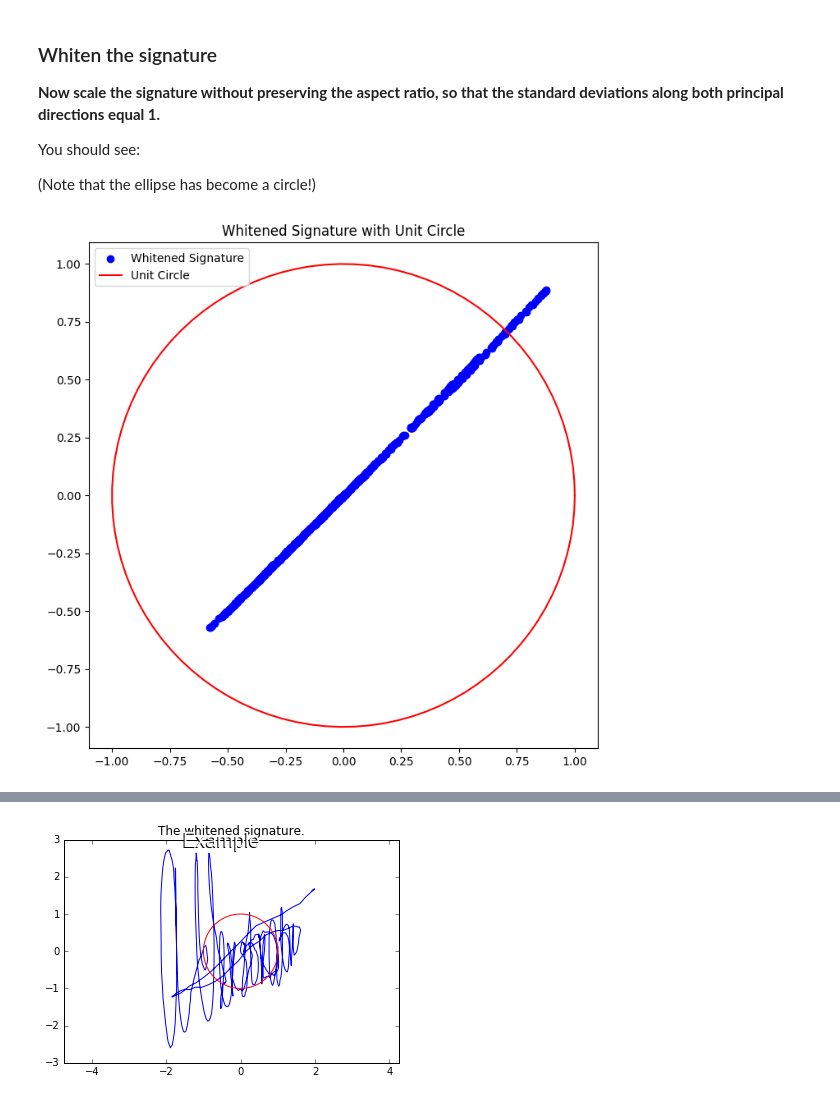
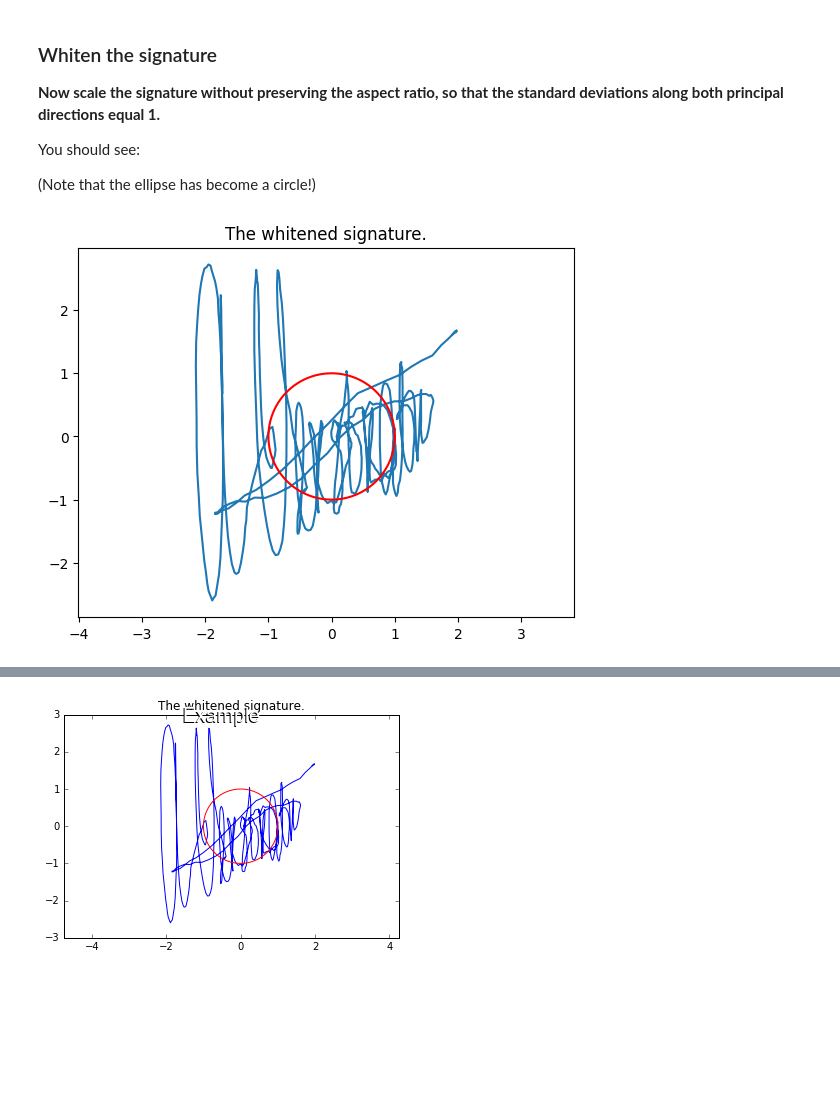
Before and after one commit to Samshabz/ML4, a Jupyter notebook: assign1/src/assign1.ipynb, the cells around one changed output, grey strips where cells are left out. Saved outputs shown, nothing was run; the diff lists cells and outputs as text; code cells hidden in the pictures; blank space fills up the shorter version.

```diff
--- a/assign1/src/assign1.ipynb
+++ b/assign1/src/assign1.ipynb
@@ -393,41 +449,19 @@ display(Image(filename='../resources/images/sign_rot_scale.png'))
 You should see:
 
 (Note that the ellipse has become a circle!)
-# %%
-
-
-
-# Assuming 'vh', 's', and 'u' are from your previous SVD, and 'sign' is your signature data
-# Also, 'N' should be the number of data points in your signature
-
-# Center the data by subtracting the mean
-mean_sign = np.mean(sign, axis=1)
-centered_sign = sign - mean_sign[:, np.newaxis]
-
-# Whitening transformation
-# The singular values are on the diagonal of s, and they need to be inverted and square-rooted
-# to scale the principal components to unit variance
-whitened_D = np.dot(vh.T, np.dot(np.diag(1.0 / np.sqrt(s)), u.T.dot(centered_sign)))
-
-whitened_D = whitened_D * np.sqrt(n) # This line should be removed if the stdevs should be 1
-
-
-plt.figure(figsize=(8, 8))
-
-# Plot the whitened signature
-plt.scatter(whitened_D[0, :], whitened_D[1, :], c='blue', label='Whitened Signature')
-
-# Generate a unit circle
-theta = np.linspace(0, 2 * np.pi, 100)
-circle_x = np.cos(theta)
-circle_y = np.sin(theta)
-
-# Plot the unit circle
-plt.plot(circle_x, circle_y, 'r', label='Unit Circle')
-
-plt.axis('equal')  # Ensure the aspect ratio is equal to show the unit circle correctly
-plt.legend()
-plt.title('Whitened Signature with Unit Circle')
-plt.show()
-# %% [output]
-[figure, removed]
+# %%
+# Insert code to produce the image below
+sigmaold2 = np.array(sigmaold3)
+
+sd = np.diag(sigmaold2)
+#sign_wh = np.linalg.inv(sd).dot(u.T).dot(sign)*np.sqrt(N)
+sign_wh = vh*np.sqrt(n)
+ell_wh = np.linalg.inv(sd).dot(u.T).dot(ell)*np.sqrt(n)
+
+plt.plot(sign_wh[0,:],sign_wh[1,:])
+plt.plot(ell_wh[0,:],ell_wh[1,:],'r')
+plt.axis('equal')
+plt.title('The whitened signature.')
+plt.show()
+# %% [output]
+[figure, added]
```
Also changed, not shown: parts of 16 cells of this notebook.
